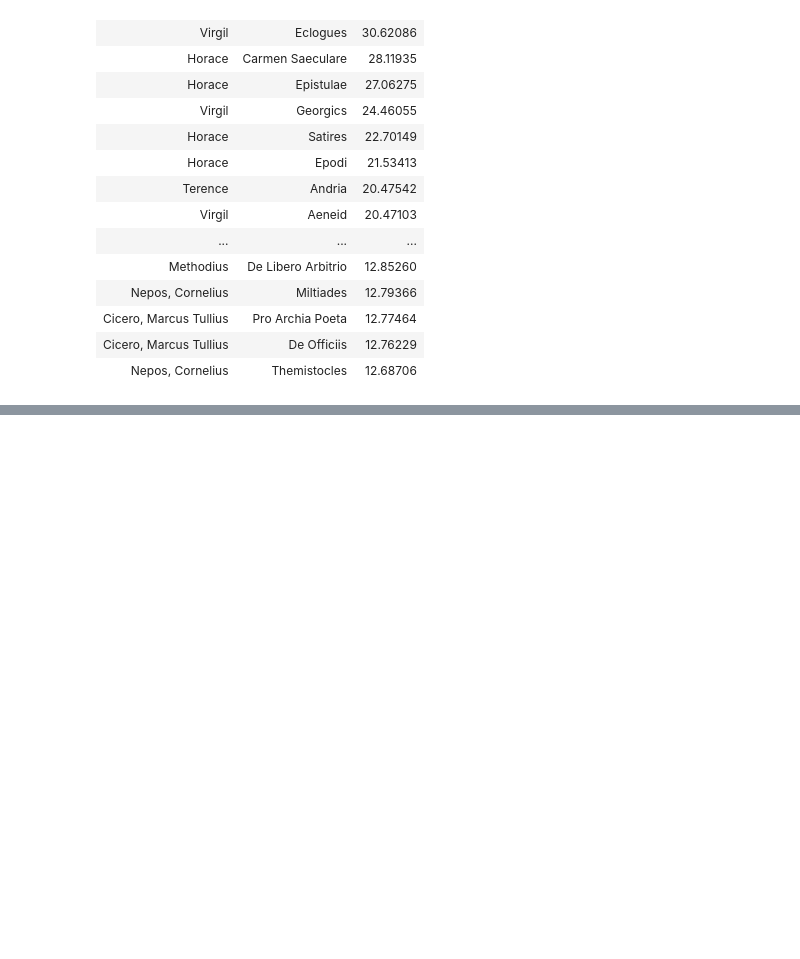
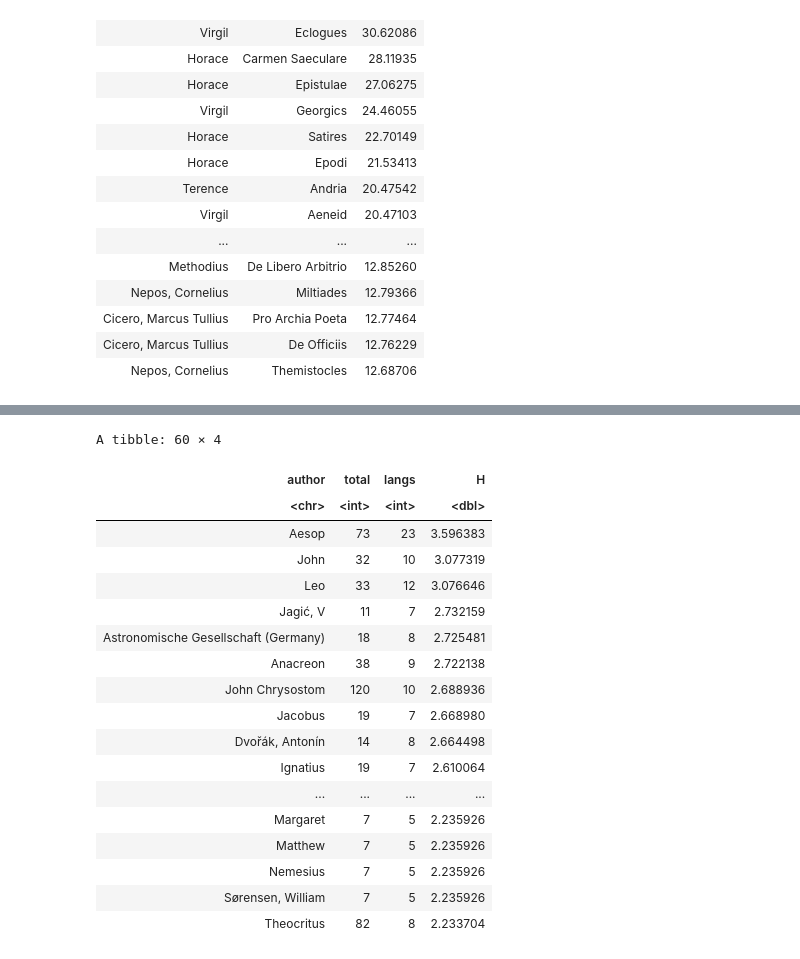
Before and after one commit to dasmiq/idi-cites, a Jupyter notebook: idi_cites.ipynb, the cells around one changed output, grey strips where cells are left out. Saved outputs shown, nothing was run; the diff lists cells and outputs as text; code cells hidden in the pictures; blank space fills up the shorter version.

```diff
--- a/idi_cites.ipynb
+++ b/idi_cites.ipynb
@@ -683,0 +762,25 @@ A tibble: 40 × 3
+# %%
+idi |> mutate(author=str_replace(author, "[. ]+$", "")) |> filter(author != "") |>
+  group_by(author, language_gen) |> summarize(n=n(), .groups="drop") |>
+  group_by(author) |> summarize(total=sum(n), langs=n(), H=-sum(n/total * log2(n/total)), .groups="drop") |>
+  top_n(n=60, wt=H) |> arrange(-H)
+# %% [output]
+A tibble: 60 × 4
+| author | total | langs | H |
+| <chr> | <int> | <int> | <dbl> |
+| Aesop | 73 | 23 | 3.596383 |
+| John | 32 | 10 | 3.077319 |
+| Leo | 33 | 12 | 3.076646 |
+| Jagić, V | 11 | 7 | 2.732159 |
+| Astronomische Gesellschaft (Germany) | 18 | 8 | 2.725481 |
+| Anacreon | 38 | 9 | 2.722138 |
+| John Chrysostom | 120 | 10 | 2.688936 |
+| Jacobus | 19 | 7 | 2.668980 |
+| Dvořák, Antonín | 14 | 8 | 2.664498 |
+| Ignatius | 19 | 7 | 2.610064 |
+| ... | ... | ... | ... |
+| Margaret | 7 | 5 | 2.235926 |
+| Matthew | 7 | 5 | 2.235926 |
+| Nemesius | 7 | 5 | 2.235926 |
+| Sørensen, William | 7 | 5 | 2.235926 |
+| Theocritus | 82 | 8 | 2.233704 |
```
Also changed, not shown: parts of 15 cells of this notebook.
